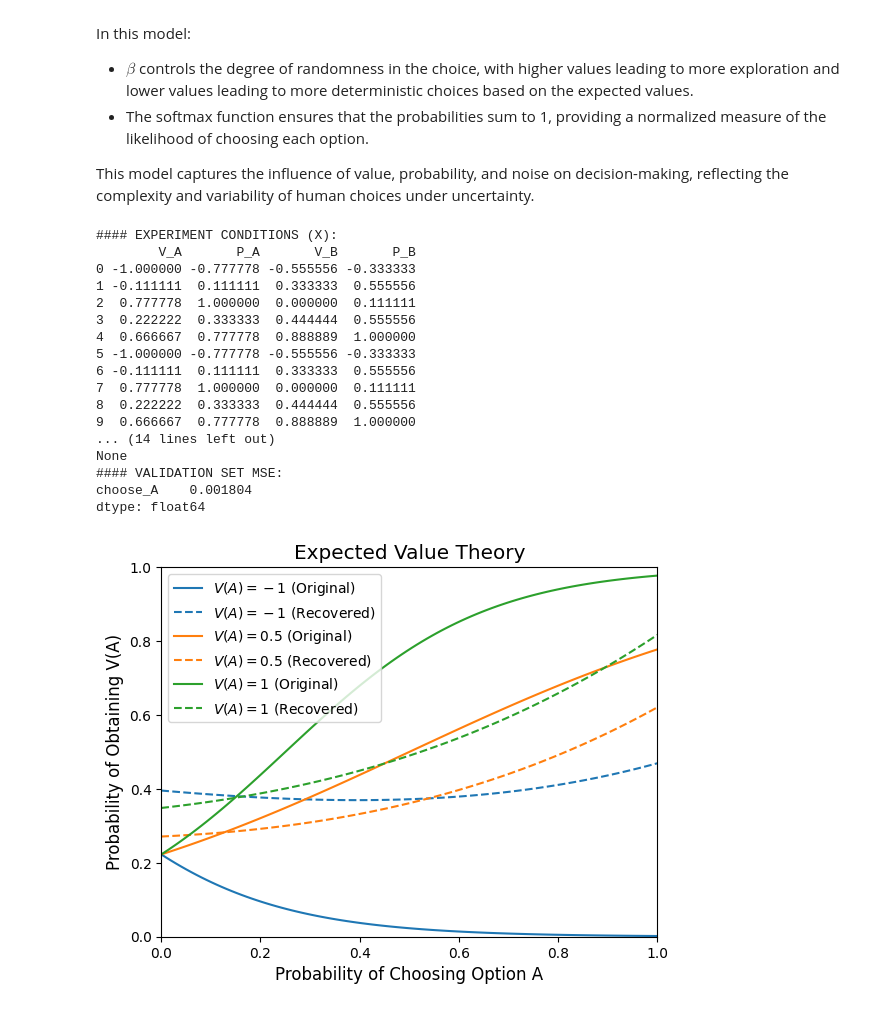
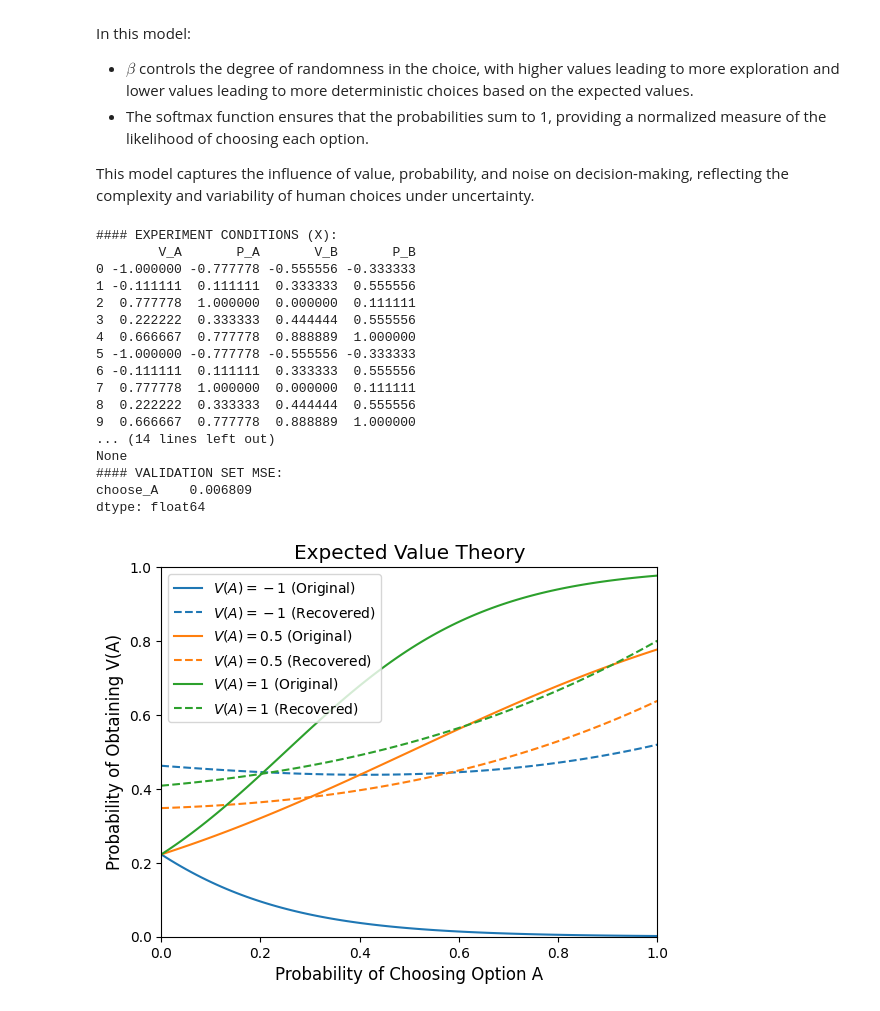
Before and after one commit to parthapratimkalita/autora-theorist-Avengers, a Jupyter notebook: challenge/theorist_benchmarking.ipynb, the cells around one changed output. Cells and saved outputs as stored; diff of their text form; code cells hidden in the pictures.

Commit message:
Just tested my theorist

```diff
--- a/challenge/theorist_benchmarking.ipynb
+++ b/challenge/theorist_benchmarking.ipynb
@@ -325,23 +325,23 @@ In this model:
 This model captures the influence of value, probability, and noise on decision-making, reflecting the complexity and variability of human choices under uncertainty.
 # %%
 # run benchmark
-benchmark(experiment_runner = expected_value_theory(), theorist = dummy_theorist)
+benchmark(experiment_runner = expected_value_theory(), theorist = my_theorist)
 # %% [output]
 #### EXPERIMENT CONDITIONS (X):
         V_A       P_A       V_B       P_B
 0 -1.000000 -0.777778 -0.555556 -0.333333
 1 -0.111111  0.111111  0.333333  0.555556
 2  0.777778  1.000000  0.000000  0.111111
 3  0.222222  0.333333  0.444444  0.555556
 4  0.666667  0.777778  0.888889  1.000000
 5 -1.000000 -0.777778 -0.555556 -0.333333
 6 -0.111111  0.111111  0.333333  0.555556
 7  0.777778  1.000000  0.000000  0.111111
 8  0.222222  0.333333  0.444444  0.555556
 9  0.666667  0.777778  0.888889  1.000000
 ... (14 lines left out)
 None
 #### VALIDATION SET MSE:
-choose_A    0.001804
+choose_A    0.006809
 dtype: float64
-[figure, old version]
+[figure, new version]
```
Also changed, not shown: parts of 3 cells of this notebook.
